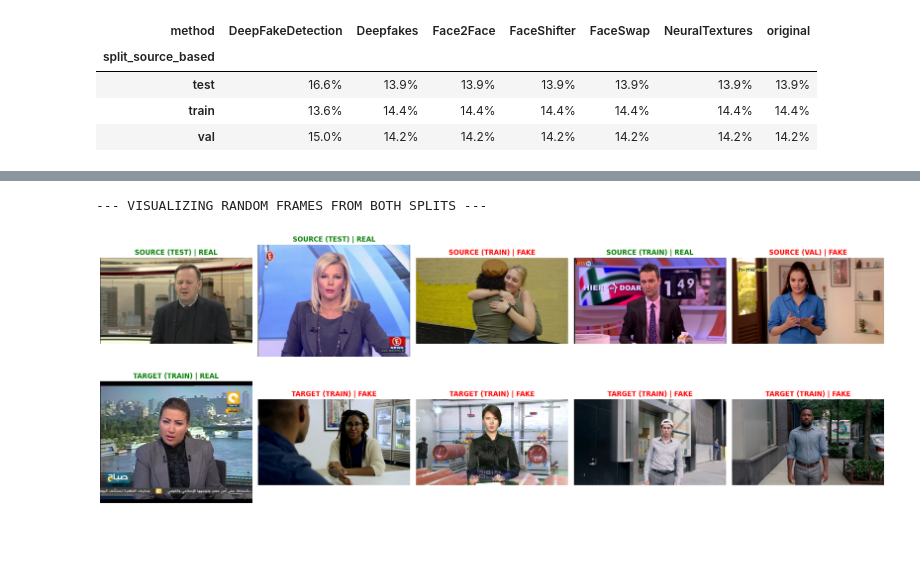
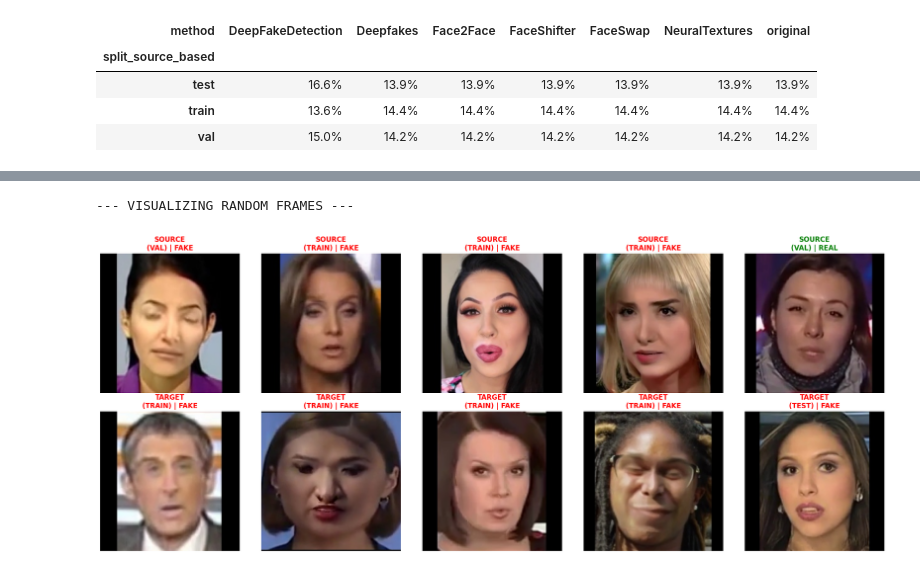
Before and after one commit to luciapola04/internship-deepfake-forensic, a Jupyter notebook: FaceForensics++/02_data_split_and_extraction.ipynb, the cells around one changed output, grey strips where cells are left out. Drawn from its saved outputs; the diff is of its cells as text; code cells hidden in the pictures; blank space fills up the shorter version.

```diff
--- a/FaceForensics++/02_data_split_and_extraction.ipynb
+++ b/FaceForensics++/02_data_split_and_extraction.ipynb
@@ -288,24 +484,19 @@ This serves as a critical "sanity check" to verify that the frame extraction pro
 # %%
-import os
-import random
-import matplotlib.pyplot as plt
-from PIL import Image
-
-def get_random_frames(base_path, num_images, split_type):
+def get_random_frames(base_root, num_images, split_type):
     """Helper function to extract N random frames from a specific folder."""
     all_frames = []
 
-    if not os.path.exists(base_path):
+    if not os.path.exists(base_root):
         return []
 
-    for root, dirs, files in os.walk(base_path):
+    for root, dirs, files in os.walk(base_root):
         for file in files:
             if file.endswith(".jpg"):
                 full_path = os.path.join(root, file)
                 parts = root.split(os.sep)
 
-                subset = parts[-2]  # train, val, or test
-                folder_label = parts[-1]  # original or fake
+                subset = parts[-2]
+                folder_label = parts[-1]
 
                 label = "REAL" if folder_label == "original" else "FAKE"
                 all_frames.append((full_path, subset, label, split_type))
@@ -313,37 +504,38 @@ def get_random_frames(base_path, num_images, split_type):
     if not all_frames:
         return []
 
     return random.sample(all_frames, min(num_images, len(all_frames)))
 
 def show_both_splits_frames():
-    print("--- VISUALIZING RANDOM FRAMES FROM BOTH SPLITS ---")
+    print("\n--- VISUALIZING RANDOM FRAMES ---")
 
-    sample_src = get_random_frames("split_source", fpv, "SOURCE")
-    sample_trg = get_random_frames("split_target", fpv, "TARGET")
+    sample_src = get_random_frames("dataset/source_based", fpv, "SOURCE")
+    sample_trg = get_random_frames("dataset/target_based", fpv, "TARGET")
 
     sample = sample_src + sample_trg
 
     if not sample:
         print("No images found...")
         return
 
     cols = 5
-    rows = 2
+    rows = math.ceil(len(sample) / cols)
+
     plt.figure(figsize=(20, 4 * rows))
 
     for i, (img_path, subset, label, split_type) in enumerate(sample):
         plt.subplot(rows, cols, i+1)
         img = Image.open(img_path)
         plt.imshow(img)
         plt.axis('off')
 
         title_color = 'green' if label == "REAL" else 'red'
-        plt.title(f"{split_type} ({subset.upper()}) | {label}", color=title_color, fontweight='bold')
+        plt.title(f"{split_type}\n({subset.upper()}) | {label}", color=title_color, fontweight='bold')
 
     plt.tight_layout()
     plt.show()
 
 show_both_splits_frames()
 # %% [output]
---- VISUALIZING RANDOM FRAMES FROM BOTH SPLITS ---
+--- VISUALIZING RANDOM FRAMES ---
-[figure, old version]
+[figure, new version]
```
Also changed, not shown: parts of 10 cells of this notebook, 6 other files.
